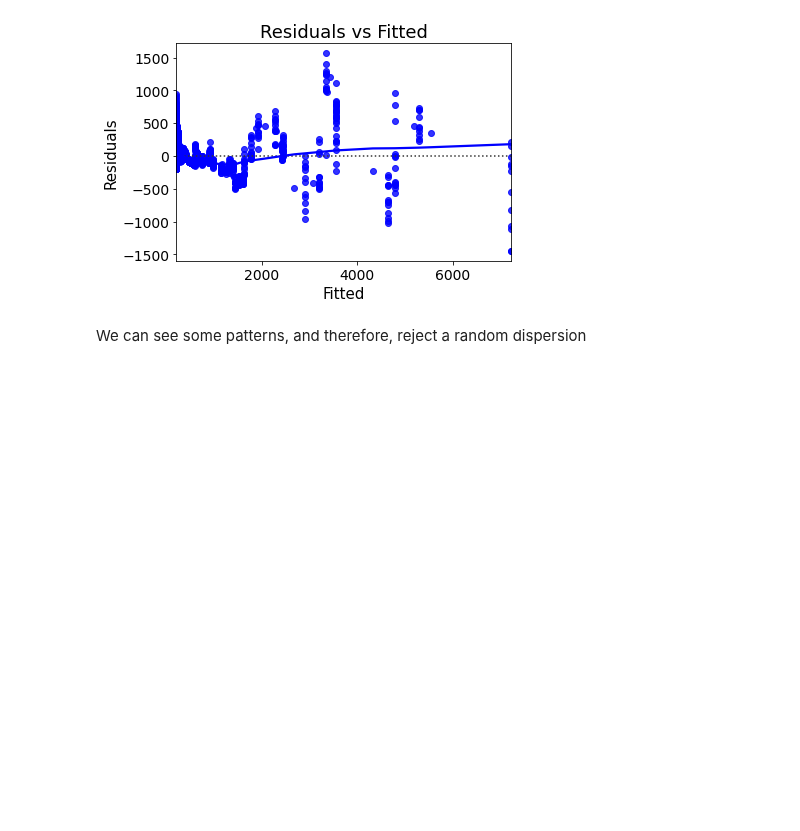
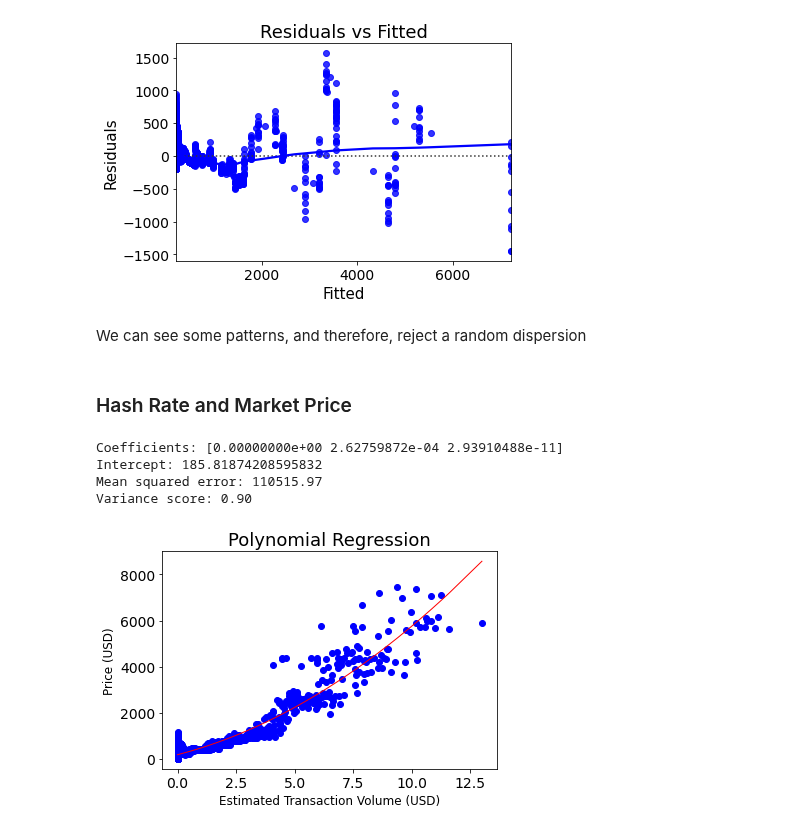
Before and after one commit to alvaroserrrano/BitcoinLinearRegression, a Jupyter notebook: bitcoin_linear_regression.ipynb, the cells around one changed output. Drawn from its saved outputs; the diff is of its cells as text; code cells hidden in the pictures; blank space fills up the shorter version.

Commit message:
hash rate

```diff
--- a/bitcoin_linear_regression.ipynb
+++ b/bitcoin_linear_regression.ipynb
@@ -454,3 +454,40 @@ plt.show()
 [figure]
 # %% [markdown]
 We can see some patterns, and therefore, reject a random dispersion
+# %% [markdown]
+### Hash Rate and Market Price
+# %%
+# Fit polynomial regression for btc_hash_rate vs btc_market_price
+poly_btc_hash_rate = PolynomialFeatures(degree=2).fit_transform(BTC_data2[["btc_hash_rate"]])
+fit5 = linear_model.LinearRegression(fit_intercept=True, copy_X=True, n_jobs=1)
+fit5.fit(poly_btc_hash_rate, BTC_data2["btc_market_price"])
+# Make predictions using the testing set
+predictions5 = fit5.predict(poly_btc_hash_rate)
+# Residuals
+residuals5 = BTC_data2["btc_market_price"] - predictions5
+# The coefficients
+print(f'Coefficients: {fit5.coef_}')
+# Intercept
+print(f'Intercept: {fit5.intercept_}')
+# The mean squared error
+print("Mean squared error: %.2f"
+	  % np.mean((predictions5 - BTC_data2["btc_market_price"]) ** 2))
+# Explained variance score: 1 is perfect prediction
+print('Variance score: %.2f' % fit5.score(poly_btc_hash_rate, BTC_data2["btc_market_price"]))
+# Plot outputs
+plt.scatter(BTC_data2["btc_hash_rate"]/1000000, BTC_data2["btc_market_price"],  color='blue')
+plt.plot(np.unique(BTC_data2["btc_hash_rate"]/1000000), np.poly1d(np.polyfit(BTC_data2["btc_hash_rate"]/1000000, BTC_data2["btc_market_price"], 2))(np.unique(BTC_data2["btc_hash_rate"]/1000000)), color='red', linewidth=1)
+plt.title('Polynomial Regression')
+plt.xlabel('Estimated Transaction Volume (USD)')
+plt.ylabel('Price (USD)')
+plt.rc('font', size=14)
+plt.rc('figure', titlesize=18)
+plt.rc('axes', labelsize=15)
+plt.rc('axes', titlesize=18)
+plt.show()
+# %% [output]
+Coefficients: [0.00000000e+00 2.62759872e-04 2.93910488e-11]
+Intercept: 185.81874208595832
+Mean squared error: 110515.97
+Variance score: 0.90
+[figure, added]
```
Also changed, not shown: parts of 3 cells of this notebook.
